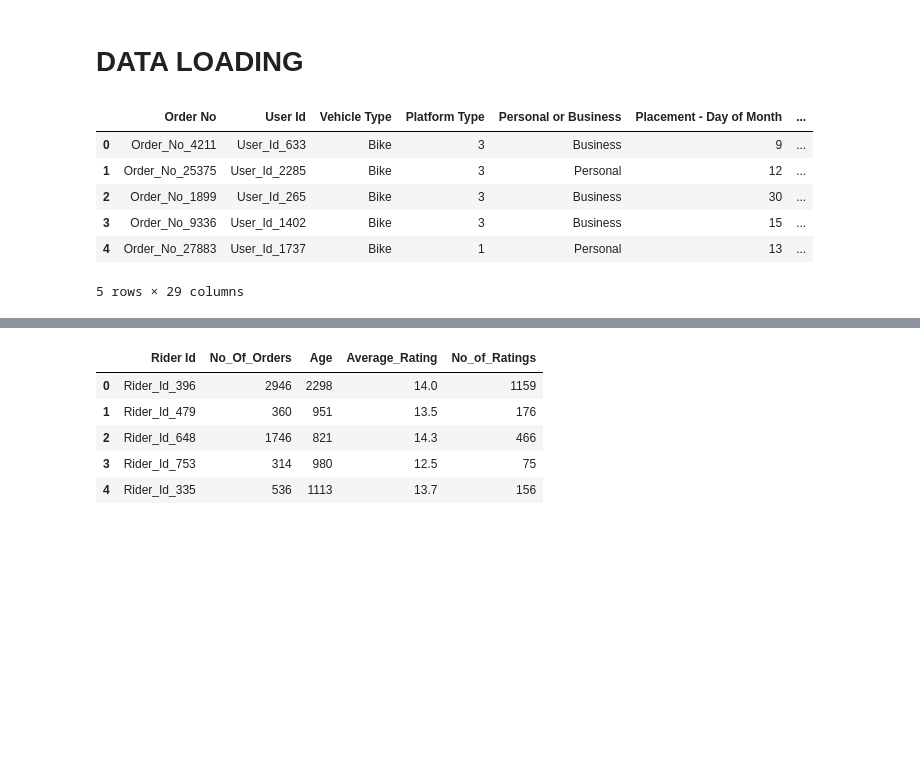
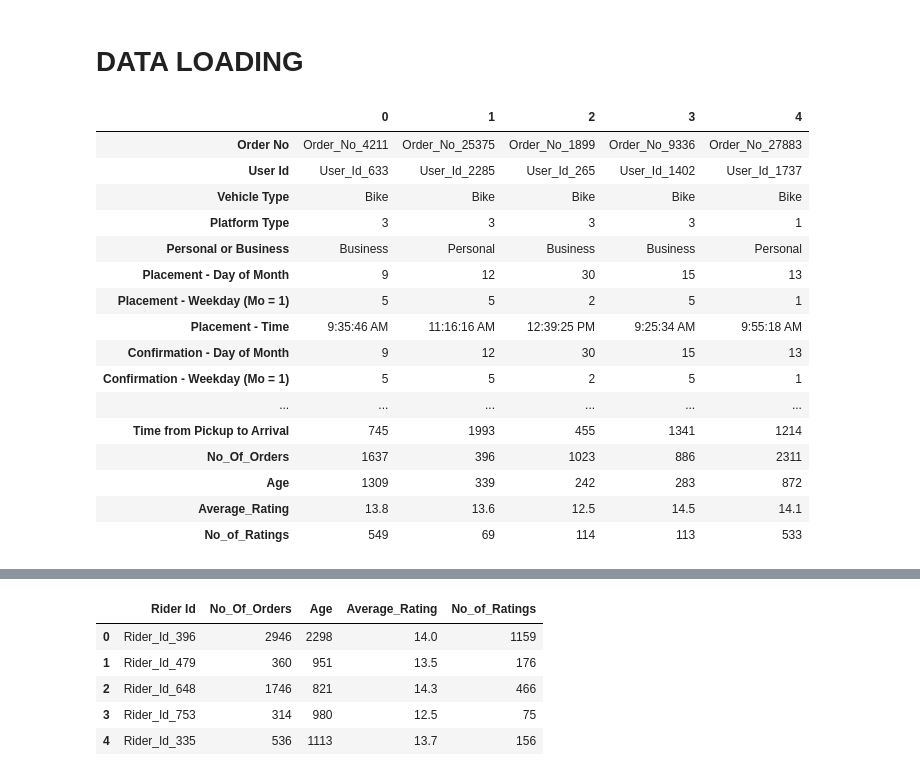
Before and after one commit to BenoCharlo/Sendy, a Jupyter notebook: notebooks/sendy_explo.ipynb, the cells around one changed output, grey strips where cells are left out. Saved outputs shown, nothing was run; the diff lists cells and outputs as text; code cells hidden in the pictures; blank space fills up the shorter version.

```diff
--- a/notebooks/sendy_explo.ipynb
+++ b/notebooks/sendy_explo.ipynb
@@ -23,14 +23,27 @@ import folium
 train = pd.read_csv("../data/Train.csv")
 test = pd.read_csv("../data/Test.csv")
 riders = pd.read_csv("../data/Riders.csv")
+# %%
+train = train.merge(riders, on="Rider Id", how="left")
+test = test.merge(riders, on="Rider Id", how="left")
 # %%
-train.head()
+train.head().T
 # %% [output]
-|  | Order No | User Id | Vehicle Type | Platform Type | Personal or Business | Placement - Day of Month | ... |
-| 0 | Order_No_4211 | User_Id_633 | Bike | 3 | Business | 9 | ... |
-| 1 | Order_No_25375 | User_Id_2285 | Bike | 3 | Personal | 12 | ... |
-| 2 | Order_No_1899 | User_Id_265 | Bike | 3 | Business | 30 | ... |
-| 3 | Order_No_9336 | User_Id_1402 | Bike | 3 | Business | 15 | ... |
-| 4 | Order_No_27883 | User_Id_1737 | Bike | 1 | Personal | 13 | ... |
+|  | 0 | 1 | 2 | 3 | 4 |
+| Order No | Order_No_4211 | Order_No_25375 | Order_No_1899 | Order_No_9336 | Order_No_27883 |
+| User Id | User_Id_633 | User_Id_2285 | User_Id_265 | User_Id_1402 | User_Id_1737 |
+| Vehicle Type | Bike | Bike | Bike | Bike | Bike |
+| Platform Type | 3 | 3 | 3 | 3 | 1 |
+| Personal or Business | Business | Personal | Business | Business | Personal |
+| Placement - Day of Month | 9 | 12 | 30 | 15 | 13 |
+| Placement - Weekday (Mo = 1) | 5 | 5 | 2 | 5 | 1 |
+| Placement - Time | 9:35:46 AM | 11:16:16 AM | 12:39:25 PM | 9:25:34 AM | 9:55:18 AM |
+| Confirmation - Day of Month | 9 | 12 | 30 | 15 | 13 |
+| Confirmation - Weekday (Mo = 1) | 5 | 5 | 2 | 5 | 1 |
+| ... | ... | ... | ... | ... | ... |
+| Time from Pickup to Arrival | 745 | 1993 | 455 | 1341 | 1214 |
+| No_Of_Orders | 1637 | 396 | 1023 | 886 | 2311 |
+| Age | 1309 | 339 | 242 | 283 | 872 |
+| Average_Rating | 13.8 | 13.6 | 12.5 | 14.5 | 14.1 |
+| No_of_Ratings | 549 | 69 | 114 | 113 | 533 |
-5 rows × 29 columns
 # %%
```
Also changed, not shown: parts of 1 cell of this notebook, 20 other files.
